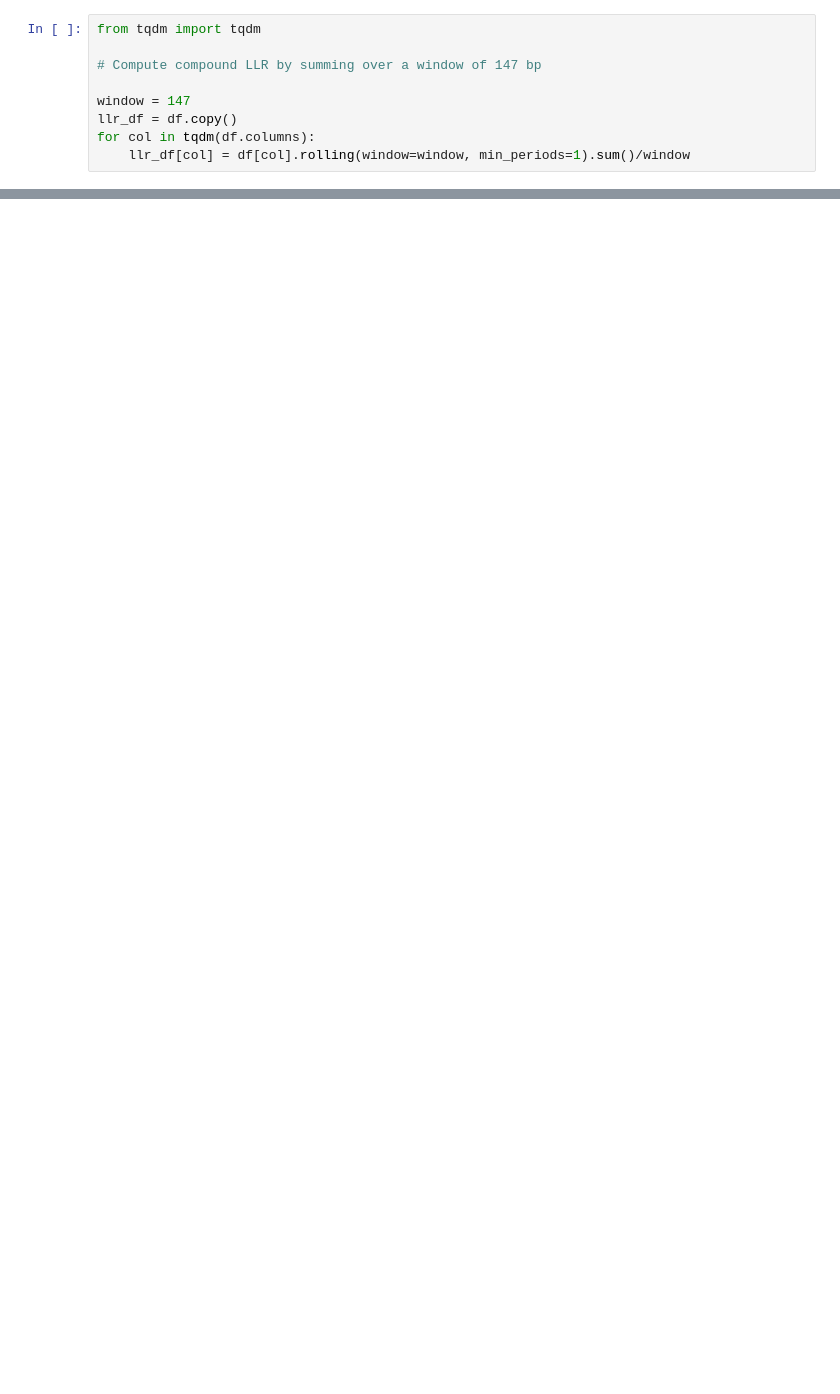
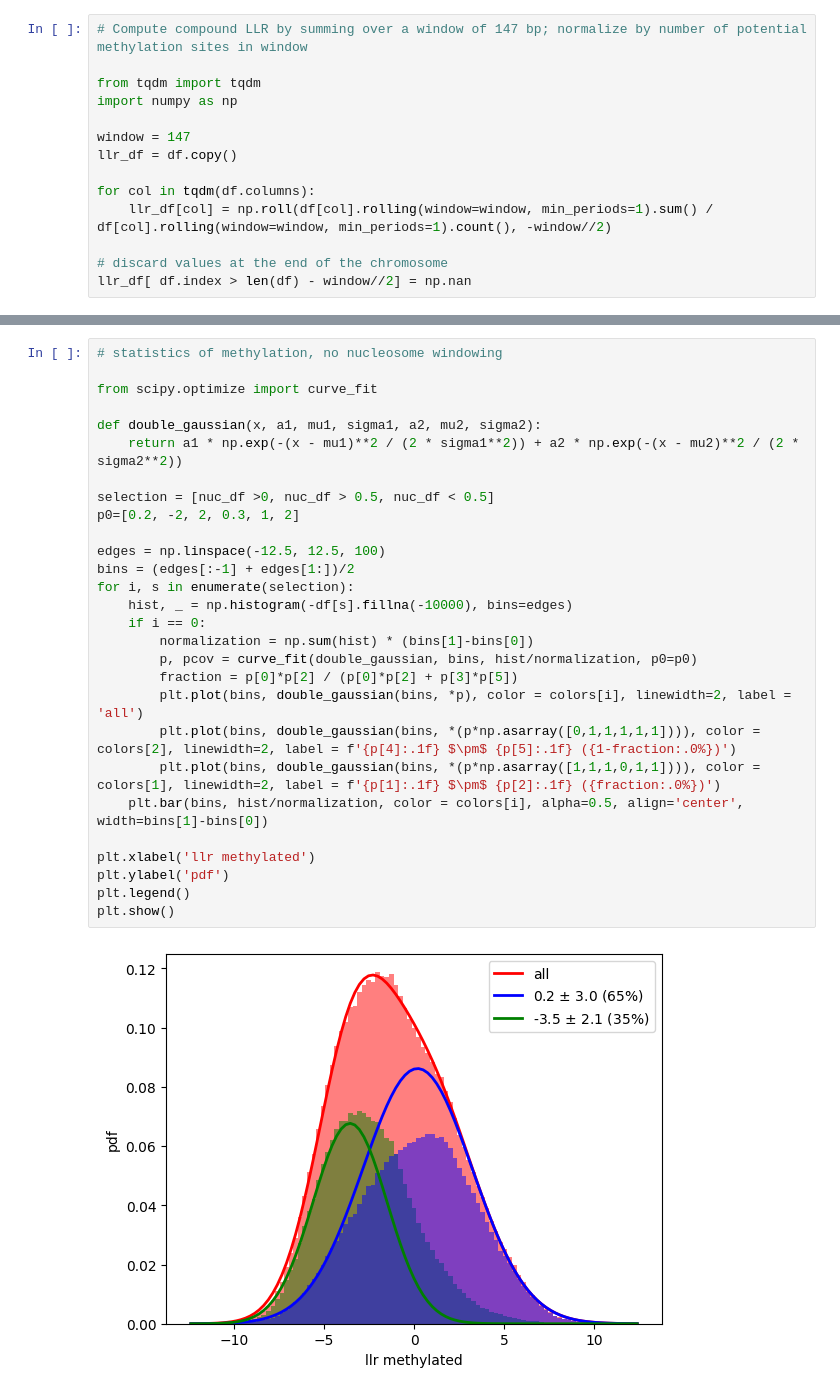
Before and after one commit to JvN2/Nanopore, a Jupyter notebook: Methylation_to_Occupancy.ipynb, the cells around one changed output, grey strips where cells are left out. Saved outputs shown, nothing was run; the diff lists cells and outputs as text; blank space fills up the shorter version.

```diff
--- a/Methylation_to_Occupancy.ipynb
+++ b/Methylation_to_Occupancy.ipynb
@@ -10,9 +19,14 @@ columns = df.columns[0:5]
 # %%
+# Compute compound LLR by summing over a window of 147 bp; normalize by number of potential methylation sites in window
+
 from tqdm import tqdm
-
-# Compute compound LLR by summing over a window of 147 bp
+import numpy as np
 
 window = 147
 llr_df = df.copy()
+
 for col in tqdm(df.columns):
-    llr_df[col] = df[col].rolling(window=window, min_periods=1).sum()/window
+    llr_df[col] = np.roll(df[col].rolling(window=window, min_periods=1).sum() / df[col].rolling(window=window, min_periods=1).count(), -window//2)
+
+# discard values at the end of the chromosome
+llr_df[ df.index > len(df) - window//2] = np.nan
@@ -129,0 +144,30 @@ plt.gcf().set_size_inches(20, 5)
+# %%
+# statistics of methylation, no nucleosome windowing
+
+from scipy.optimize import curve_fit
+
+def double_gaussian(x, a1, mu1, sigma1, a2, mu2, sigma2):
+    return a1 * np.exp(-(x - mu1)**2 / (2 * sigma1**2)) + a2 * np.exp(-(x - mu2)**2 / (2 * sigma2**2))
+
+selection = [nuc_df >0, nuc_df > 0.5, nuc_df < 0.5]
+p0=[0.2, -2, 2, 0.3, 1, 2]
+
+edges = np.linspace(-12.5, 12.5, 100)
+bins = (edges[:-1] + edges[1:])/2
+for i, s in enumerate(selection):
+    hist, _ = np.histogram(-df[s].fillna(-10000), bins=edges)
+    if i == 0:
+        normalization = np.sum(hist) * (bins[1]-bins[0])
+        p, pcov = curve_fit(double_gaussian, bins, hist/normalization, p0=p0)
+        fraction = p[0]*p[2] / (p[0]*p[2] + p[3]*p[5])
+        plt.plot(bins, double_gaussian(bins, *p), color = colors[i], linewidth=2, label = 'all')
+        plt.plot(bins, double_gaussian(bins, *(p*np.asarray([0,1,1,1,1,1]))), color = colors[2], linewidth=2, label = f'{p[4]:.1f} $\pm$ {p[5]:.1f} ({1-fraction:.0%})')
+        plt.plot(bins, double_gaussian(bins, *(p*np.asarray([1,1,1,0,1,1]))), color = colors[1], linewidth=2, label = f'{p[1]:.1f} $\pm$ {p[2]:.1f} ({fraction:.0%})')
+    plt.bar(bins, hist/normalization, color = colors[i], alpha=0.5, align='center', width=bins[1]-bins[0])
+
+plt.xlabel('llr methylated')
+plt.ylabel('pdf')
+plt.legend()
+plt.show()
+# %% [output]
+[figure, added]
```
Also changed, not shown: parts of 11 cells of this notebook.
